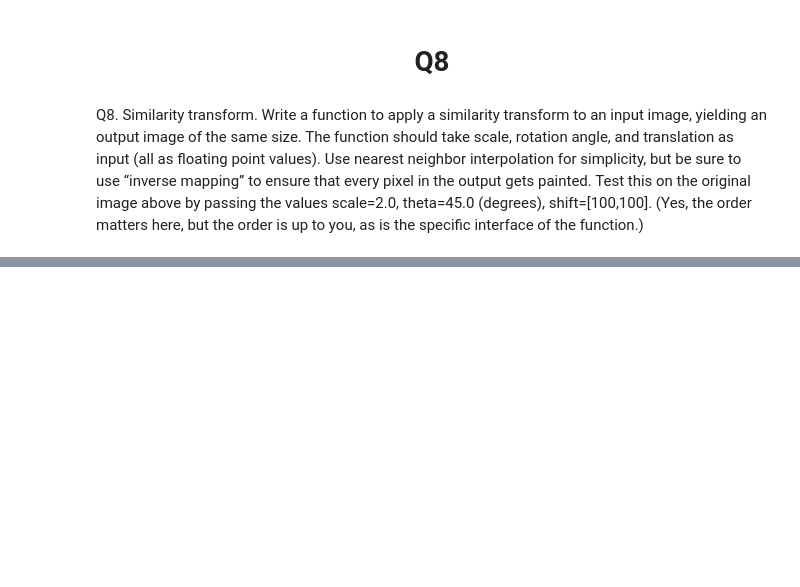
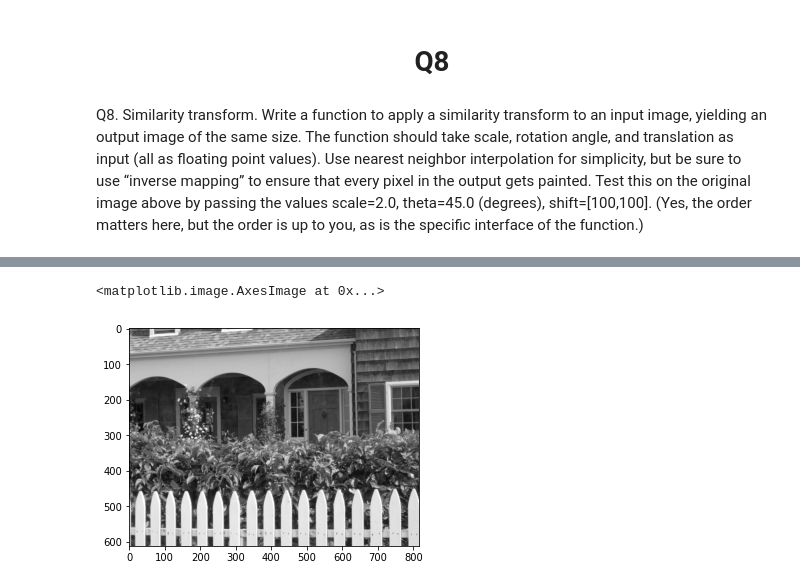
Before and after one commit to mathewvarghesemanu/basic_image_processing_opencv, a Jupyter notebook: CV classic HW1.ipynb, the cells around one changed output, grey strips where cells are left out. Cells and saved outputs as stored; diff of their text form; code cells hidden in the pictures; blank space fills up the shorter version.

```diff
--- a/CV classic HW1.ipynb
+++ b/CV classic HW1.ipynb
@@ -196,0 +227,6 @@ a=np.float32([[1,0,0],[0,1,0],[0,0,0]])
+# %%
+grey_image=cv2.cvtColor(image1,cv2.COLOR_RGB2GRAY)
+plt.imshow(grey_image,cmap="gray")
+# %% [output]
+<matplotlib.image.AxesImage at 0x...>
+[figure, added]
```
Also changed, not shown: parts of 29 cells of this notebook.
